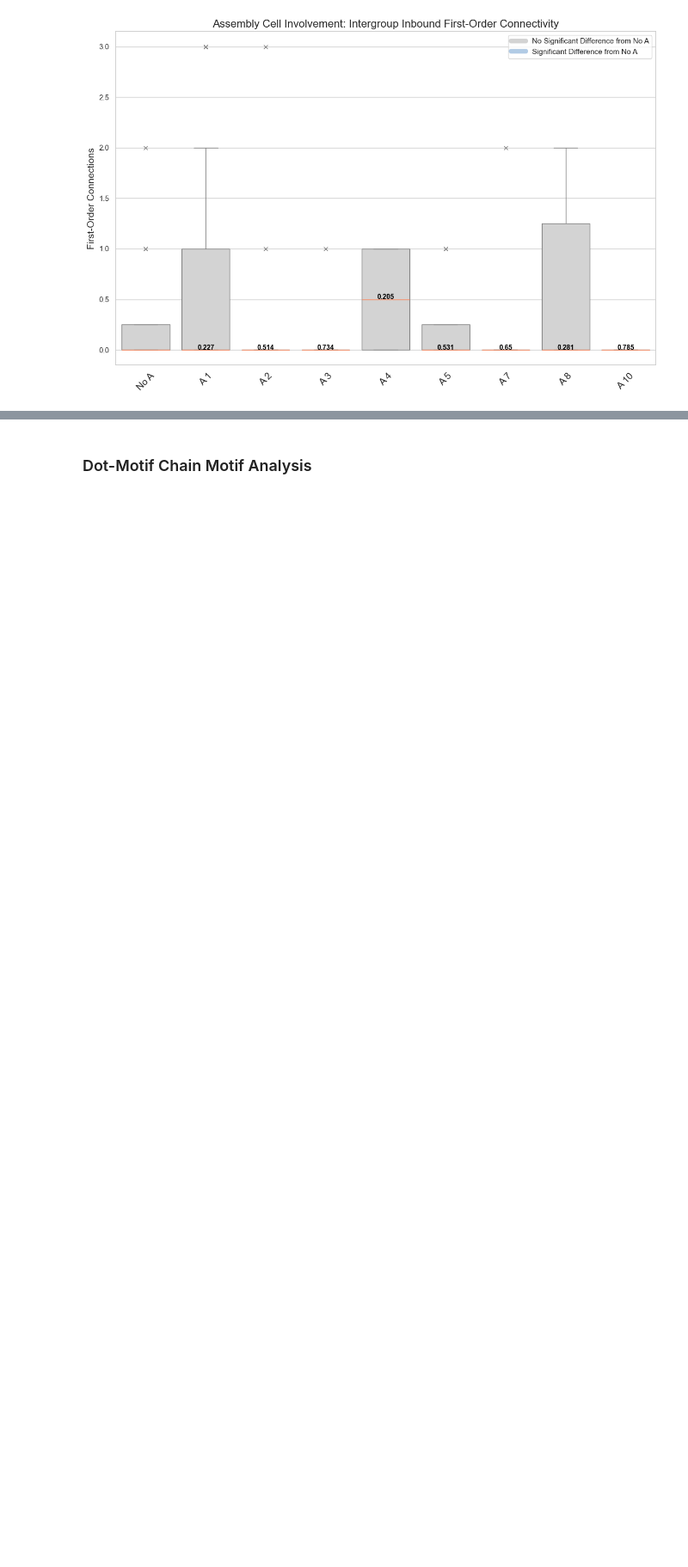
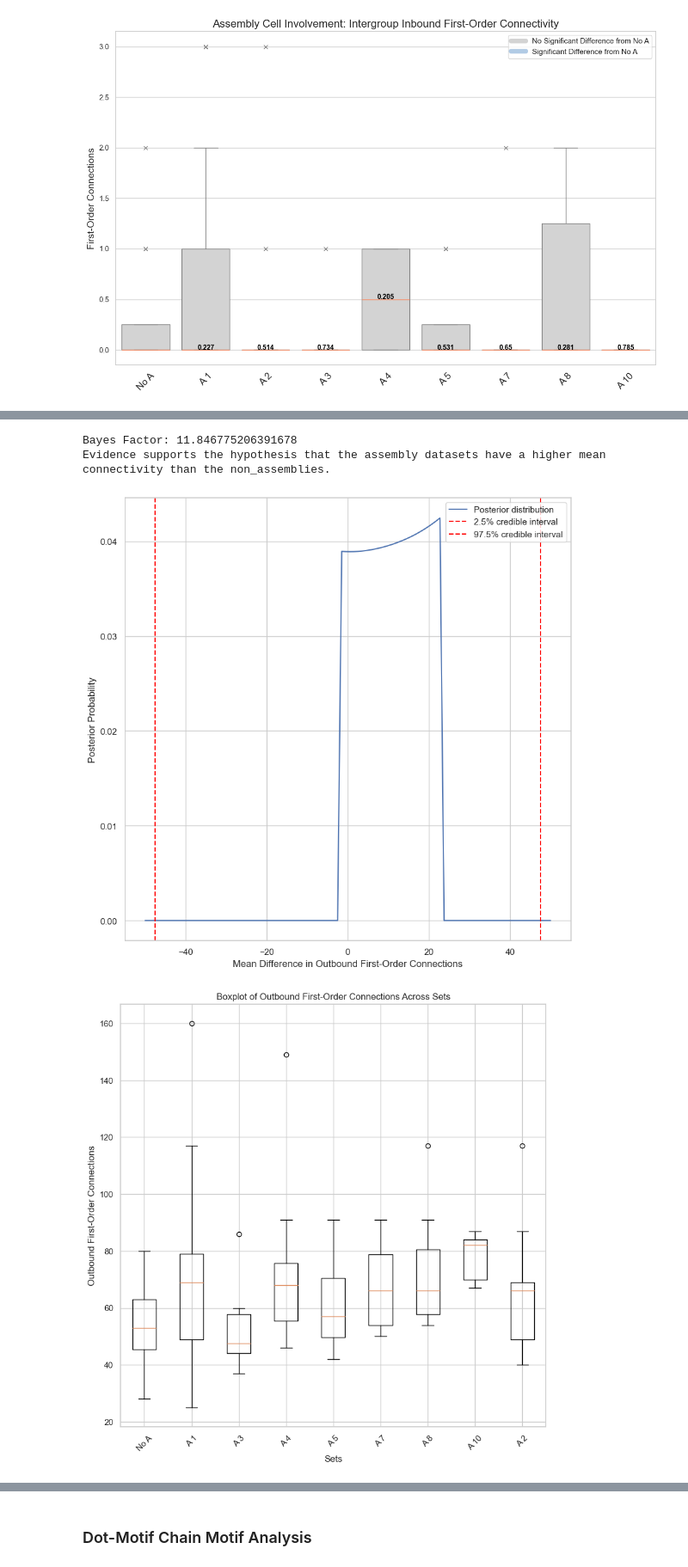
Before and after one commit to Jawagnercarena/Assembly_Organization, a Jupyter notebook: AssemblyPaperFigures/FigureCode/Figure5/Figure5.ipynb, the cells around one changed output, grey strips where cells are left out. Shown at 86% size. Saved outputs shown, nothing was run; the diff lists cells and outputs as text; code cells hidden in the pictures; blank space fills up the shorter version.

Commit message:
Attempted Bayesian Hypothesis Testing for Connectivity Analysis

```diff
--- a/AssemblyPaperFigures/FigureCode/Figure5/Figure5.ipynb
+++ b/AssemblyPaperFigures/FigureCode/Figure5/Figure5.ipynb
@@ -523,0 +649,7 @@ No Empirical Testing Performed. Assembly A 15 has less than 5 coregistered cells
+# %%
+bayesian_hypothesis_group_testing(outbound_first_order_connections, "Outbound")
+# %% [output]
+Bayes Factor: 11.846775206391678
+Evidence supports the hypothesis that the assembly datasets have a higher mean connectivity than the non_assemblies.
+[figure, added]
+[figure, added]
```
Also changed, not shown: parts of 7 cells of this notebook, 4 other files.
